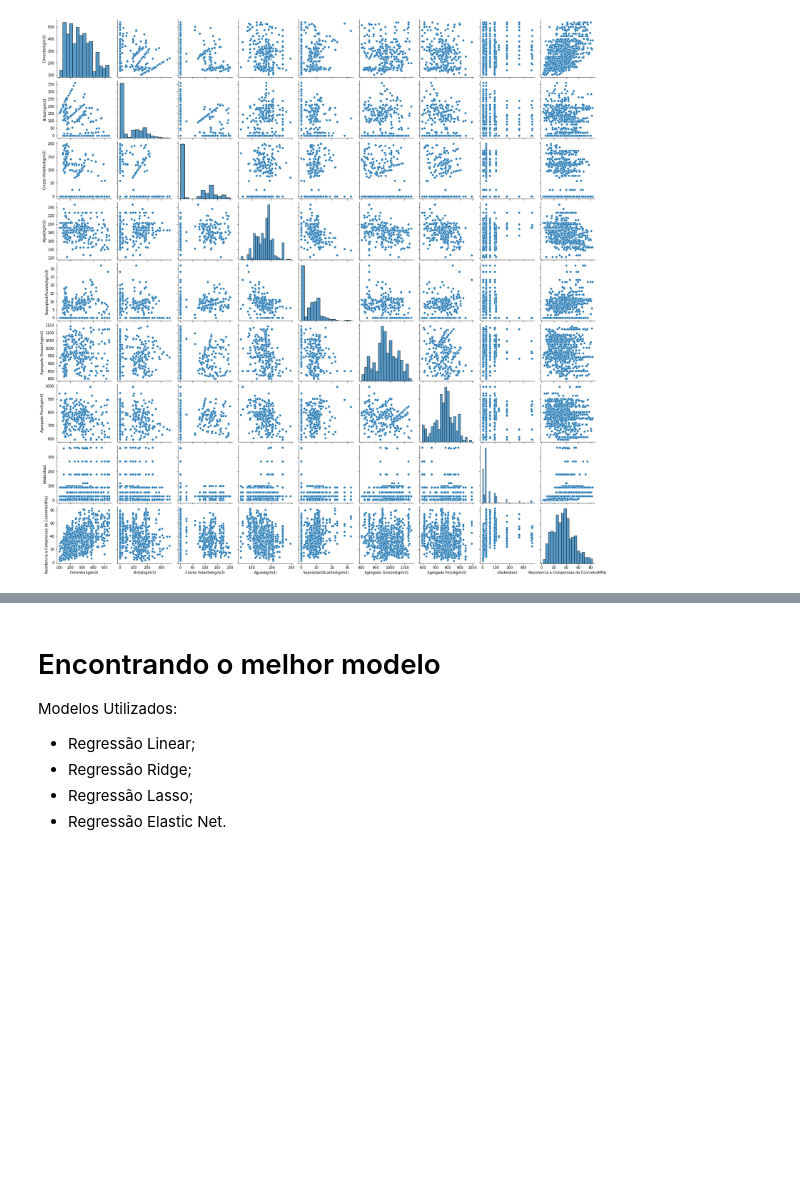
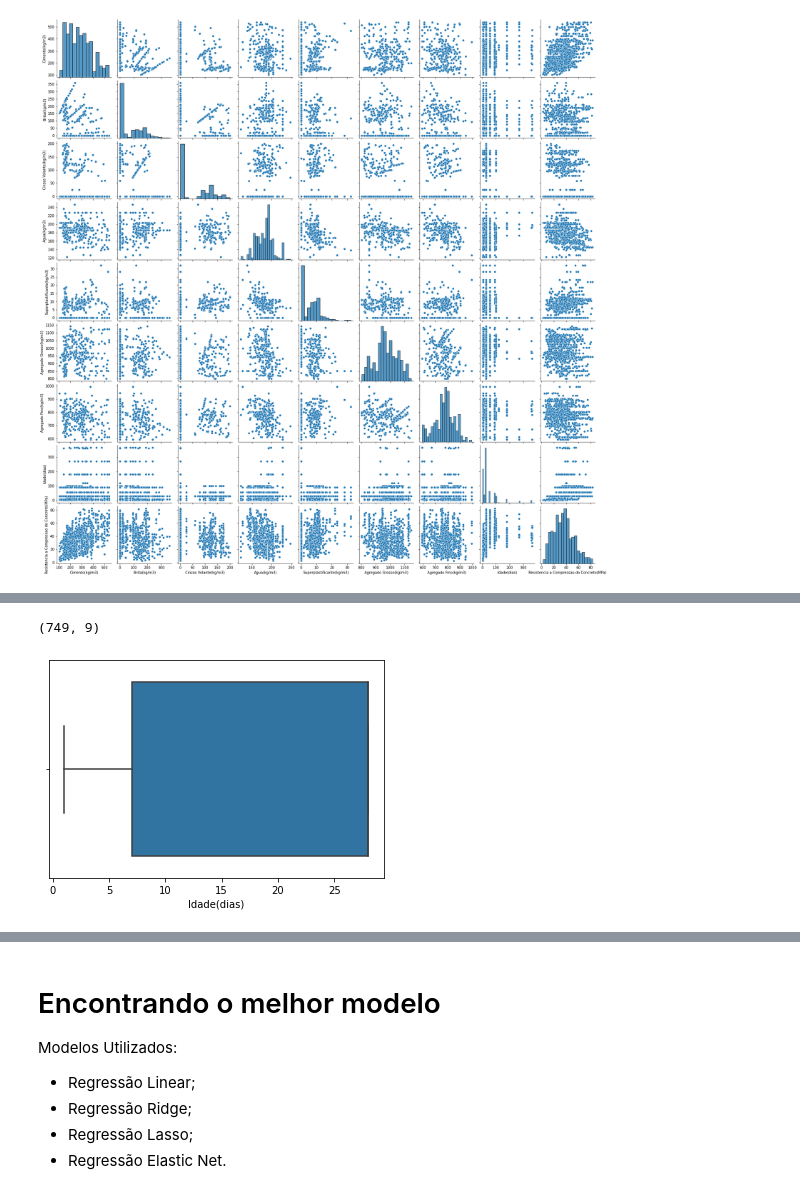
Before and after one commit to solenya1/CCS_PREDICTION, a Jupyter notebook: RC_MODEL.ipynb, the cells around one changed output, grey strips where cells are left out. Saved outputs shown, nothing was run; the diff lists cells and outputs as text; code cells hidden in the pictures; blank space fills up the shorter version.

```diff
--- a/RC_MODEL.ipynb
+++ b/RC_MODEL.ipynb
@@ -147,0 +219,9 @@ corr_ = sns.pairplot(df)
+# %%
+# Novo dataset com a delimitação de até 100 dias
+new_df = df.loc[df["Idade(dias)"] <= 29]
+
+ax = sns.boxplot(x=new_df["Idade(dias)"])
+new_df.shape
+# %% [output]
+(749, 9)
+[figure, added]
```
Also changed, not shown: parts of 25 cells of this notebook.
